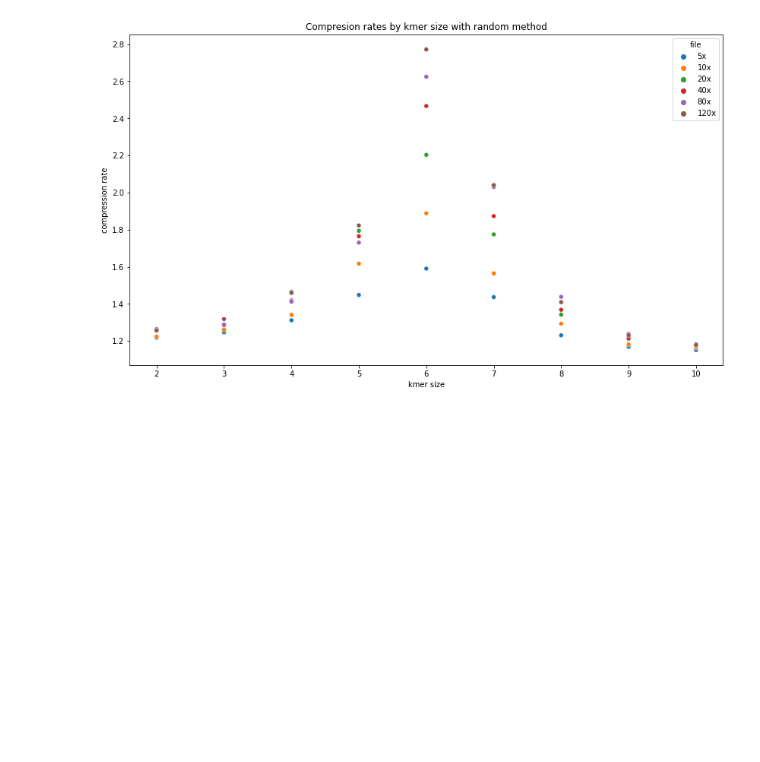
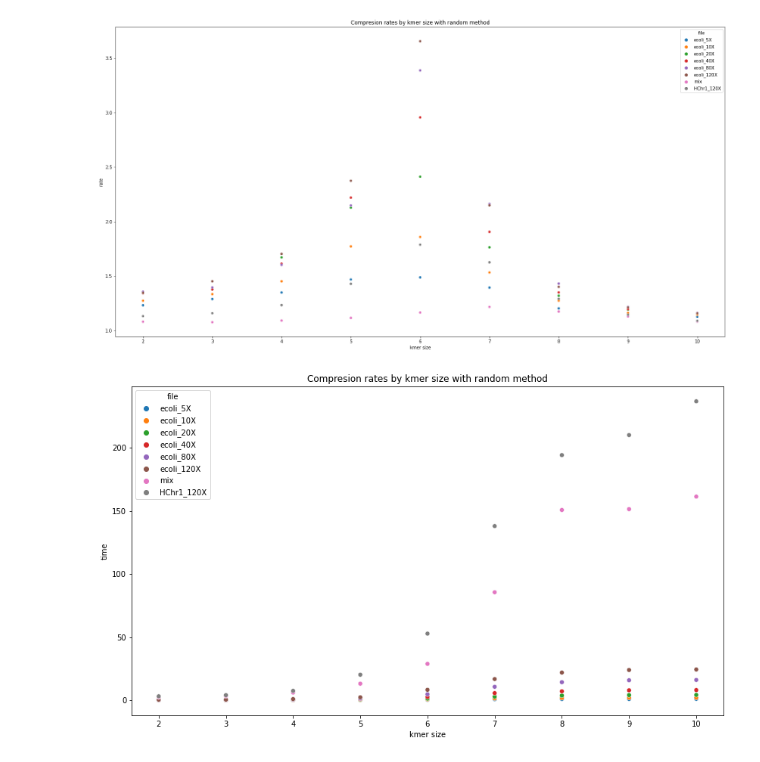
Before and after one commit to atoffano/reads-compression-optimization, a Jupyter notebook: method_jules_wb2.ipynb, the cells around one changed output. Cells and saved outputs as stored; diff of their text form; code cells hidden in the pictures; blank space fills up the shorter version.

```diff
--- a/method_jules_wb2.ipynb
+++ b/method_jules_wb2.ipynb
@@ -207,14 +51,23 @@ size_comparisons= sns.scatterplot(
 # %%
 import pandas as pd
 
-df = pd.DataFrame(pd.read_csv("metrics_random.csv",sep=";"))
+df = pd.DataFrame(pd.read_csv("all_log.csv",sep=";"))
 df
+plt.figure(figsize=(25,13))
+one_two= sns.scatterplot(
+    x="kmer size",y="rate",
+    data=df,
+    hue="file",
+    legend="brief",
+).set(title="time by kmer size with random method")
+
 plt.figure(figsize=(14,8))
 one_two= sns.scatterplot(
-    x="kmer size",y="compression rate",
+    x="kmer size",y="time",
     data=df,
     hue="file",
     legend="brief",
 ).set(title="Compresion rates by kmer size with random method")
 # %% [output]
-[figure, old version]
+[figure, new version]
+[figure, added]
```
Also changed, not shown: parts of 4 cells of this notebook, 6 other files.
